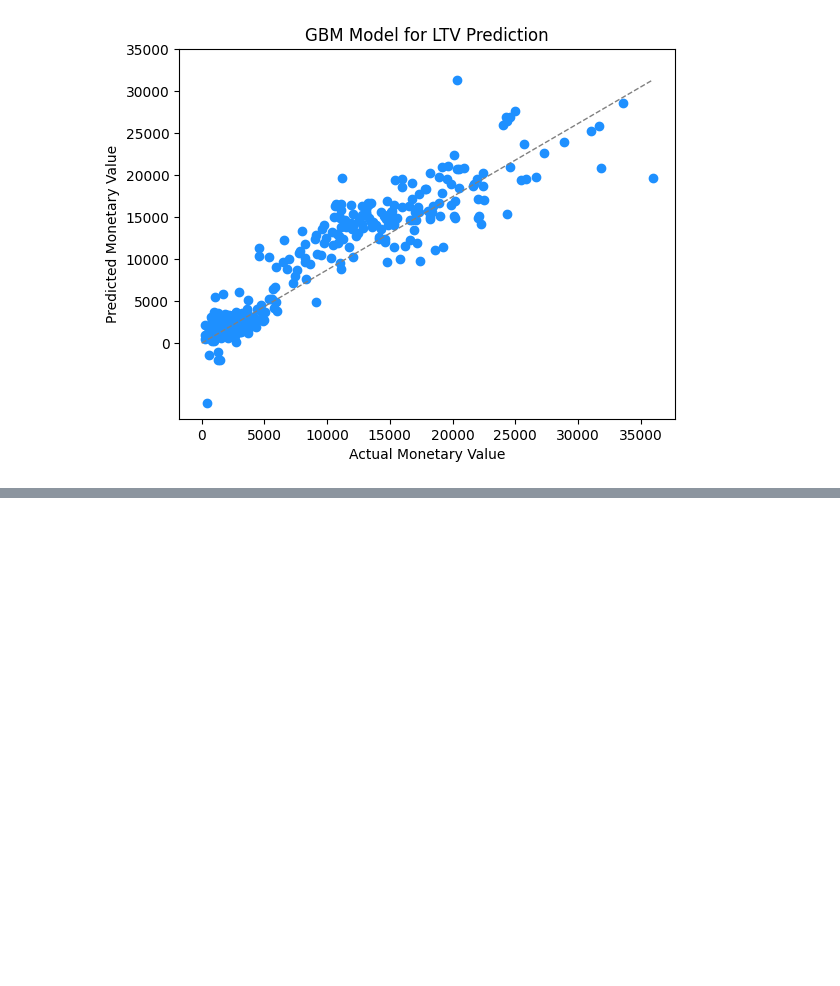
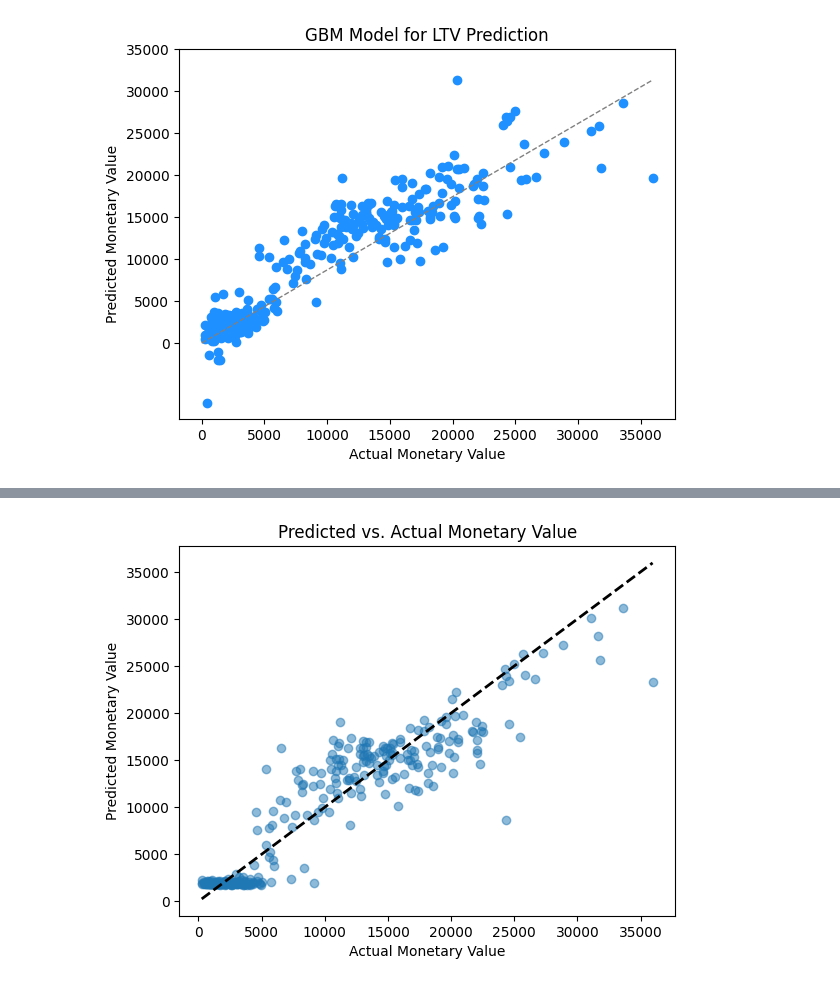
Before and after one commit to jiackylee/rfm, a Jupyter notebook: RFM_using_quartiles_and_jenks.ipynb, the cells around one changed output, grey strips where cells are left out. Cells and saved outputs as stored; diff of their text form; code cells hidden in the pictures; blank space fills up the shorter version.

```diff
--- a/RFM_using_quartiles_and_jenks.ipynb
+++ b/RFM_using_quartiles_and_jenks.ipynb
@@ -677,0 +750,12 @@ R-squared: 0.8583797852431863
+# %%
+# prompt: plot the predicted vs. actual values to visualize the model's performance
+
+# Plot predicted vs. actual values
+plt.scatter(y_test, y_pred, alpha=0.5)
+plt.xlabel("Actual Monetary Value")
+plt.ylabel("Predicted Monetary Value")
+plt.title("Predicted vs. Actual Monetary Value")
+plt.plot([y_test.min(), y_test.max()], [y_test.min(), y_test.max()], 'k--', lw=2)  # Add a diagonal line for reference
+plt.show()
+# %% [output]
+[figure, added]
```
Also changed, not shown: parts of 3 cells of this notebook.
